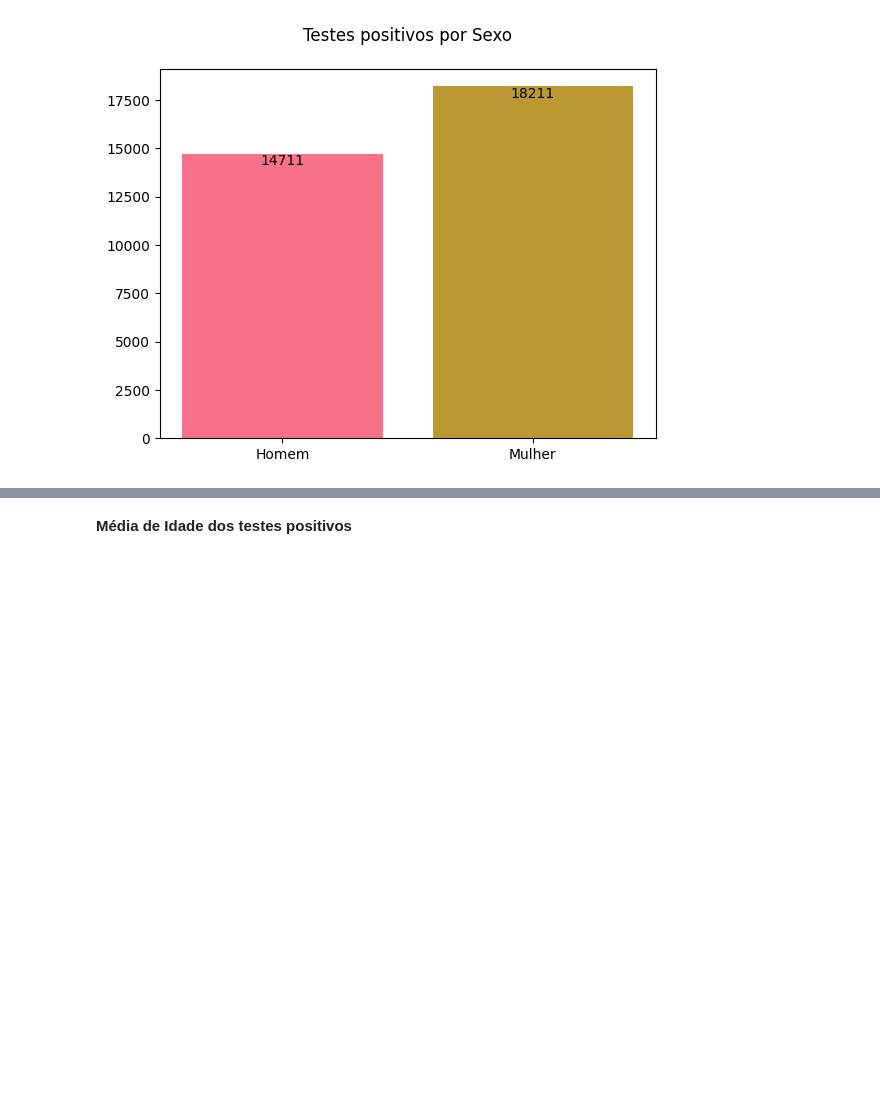
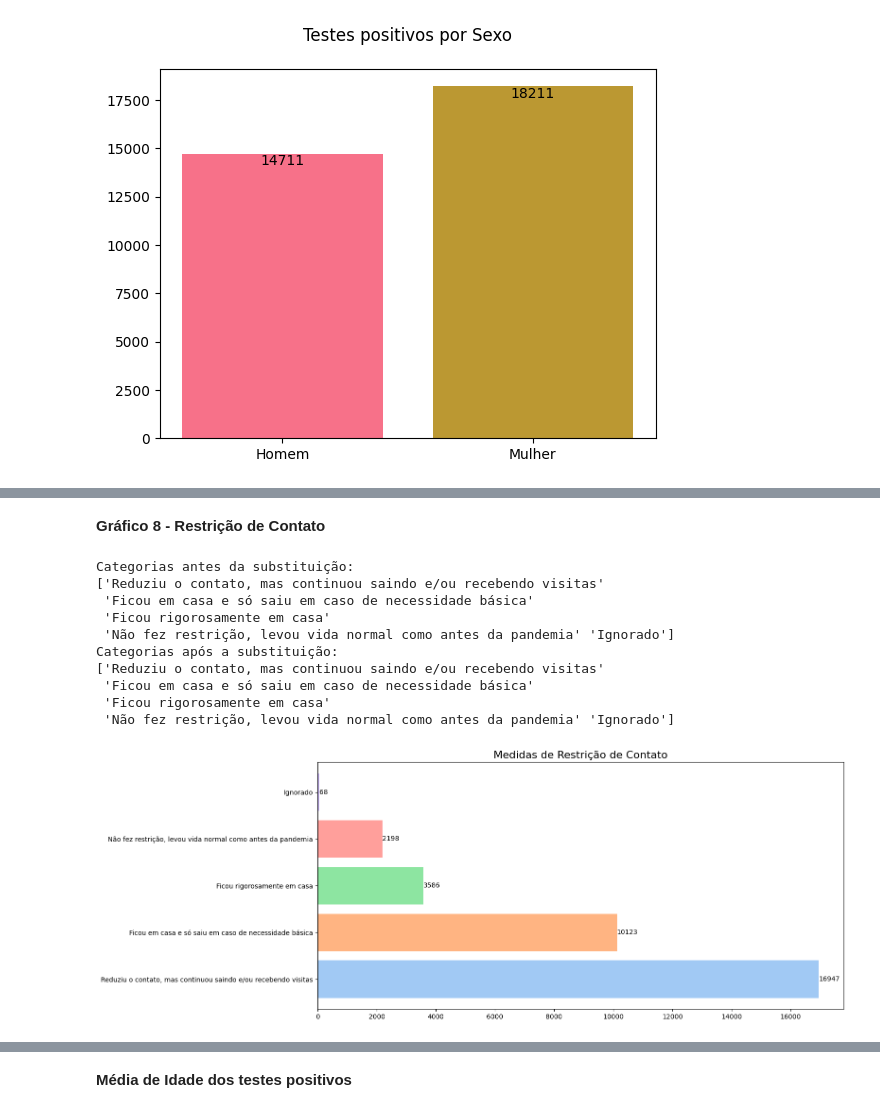
Before and after one commit to vitoriapmaattos/dataanalytics, a Jupyter notebook: Tech3_Covid.ipynb, the cells around one changed output, grey strips where cells are left out. Saved outputs shown, nothing was run; the diff lists cells and outputs as text; code cells hidden in the pictures; blank space fills up the shorter version.

```diff
--- a/Tech3_Covid.ipynb
+++ b/Tech3_Covid.ipynb
@@ -617,0 +1029,55 @@ plt.show()
+# %% [markdown]
+**Gráfico 8 - Restrição de Contato**
+# %%
+# Verificar as categorias únicas antes da substituição
+print("Categorias antes da substituição:")
+print(dados_agrupados_por_restrição['Em_que_medida_o_a_Sr_a_restringiu_o_contato_com_as_pessoas'].unique())
+
+# Substituir o nome da categoria no DataFrame
+dados_agrupados_por_restrição['Em_que_medida_o_a_Sr_a_restringiu_o_contato_com_as_pessoas'] = dados_agrupados_por_restrição['Em_que_medida_o_a_Sr_a_restringiu_o_contato_com_as_pessoas'].replace(
+    "Reduziu o contato com as pessoas, mas continuou saindo de casa para trabalho ou atividades não essenciais e/ou recebendo visitas",
+    "Reduziu o contato, mas continuou saindo e/ou recebendo visitas"
+)
+
+# Verificar as categorias únicas após a substituição
+print("Categorias após a substituição:")
+print(dados_agrupados_por_restrição['Em_que_medida_o_a_Sr_a_restringiu_o_contato_com_as_pessoas'].unique())
+
+# Gráfico de barras horizontais
+plt.figure(figsize=(16, 6))
+bars = plt.barh(
+    dados_agrupados_por_restrição['Em_que_medida_o_a_Sr_a_restringiu_o_contato_com_as_pessoas'],
+    dados_agrupados_por_restrição['count(Em_que_medida_o_a_Sr_a_restringiu_o_contato_com_as_pessoas)'],
+    color=sns.color_palette("pastel", len(dados_agrupados_por_restrição))
+)
+
+# Rótulo de dados
+for bar in bars:
+    plt.text(
+        bar.get_width(),
+        bar.get_y() + bar.get_height() / 2,
+        bar.get_width(),
+        va='center'
+    )
+
+# Título
+plt.title('Medidas de Restrição de Contato', fontsize=16)
+
+# Removendo a grade horizontal
+plt.grid(axis='y', linestyle='', alpha=0.7)
+
+# Exibir o gráfico
+plt.tight_layout()
+plt.show()
+# %% [output]
+Categorias antes da substituição:
+['Reduziu o contato, mas continuou saindo e/ou recebendo visitas'
+ 'Ficou em casa e só saiu em caso de necessidade básica'
+ 'Ficou rigorosamente em casa'
+ 'Não fez restrição, levou vida normal como antes da pandemia' 'Ignorado']
+Categorias após a substituição:
+['Reduziu o contato, mas continuou saindo e/ou recebendo visitas'
+ 'Ficou em casa e só saiu em caso de necessidade básica'
+ 'Ficou rigorosamente em casa'
+ 'Não fez restrição, levou vida normal como antes da pandemia' 'Ignorado']
+[figure, added]
```
Also changed, not shown: parts of 64 cells of this notebook.
